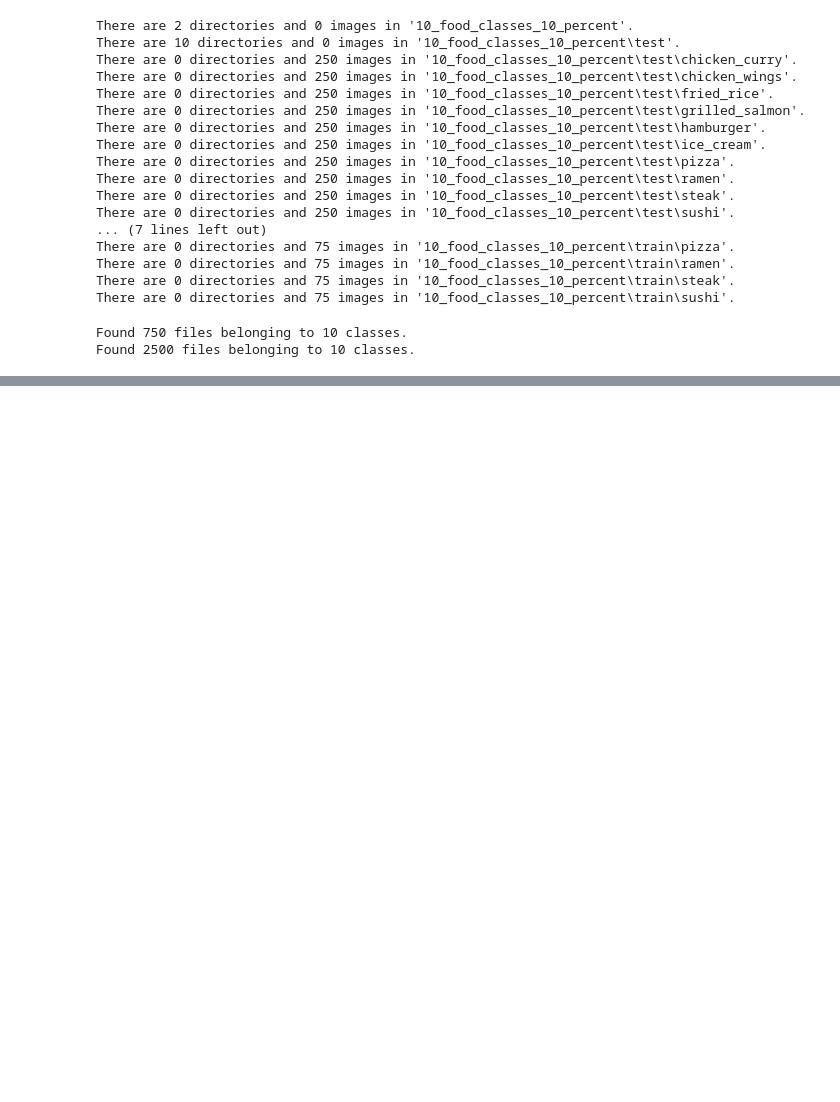
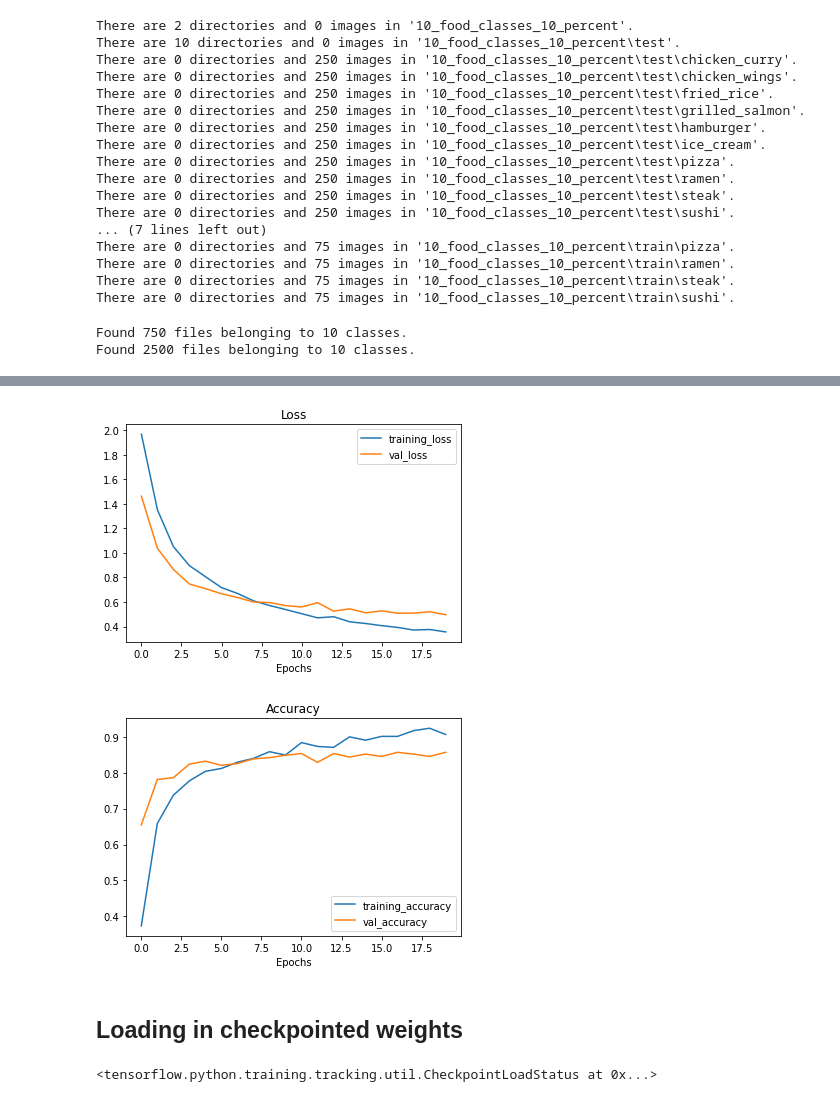
Before and after one commit to alexmercea99/Tensorflow-Learning, a Jupyter notebook: 05_transfer-learning-fine_tuning.ipynb, the cells around one changed output, grey strips where cells are left out. Drawn from its saved outputs; the diff is of its cells as text; code cells hidden in the pictures; blank space fills up the shorter version.

```diff
--- a/05_transfer-learning-fine_tuning.ipynb
+++ b/05_transfer-learning-fine_tuning.ipynb
@@ -563,12 +562,3 @@ model_2 = keras.Model(inputs, outputs)
 model_2.compile(loss="categorical_crossentropy",
               optimizer=tf.keras.optimizers.Adam(),
               metrics=["accuracy"])
-
-# Fit the model
-history_2 = model_2.fit(train_data_10_percent,
-                    epochs=20,
-                    steps_per_epoch=len(train_data_10_percent),
-                    validation_data=test_data,
-                    validation_steps=int(0.25* len(test_data)), # validate for less steps
-                    # Track model training logs
-                    callbacks=[create_tensorboard_callback("05_tensorboard_logs", "10_percent_data_aug")])
@@ -592,0 +567,26 @@ Epoch 20/20
+# %%
+# Set checkpoint path
+checkpoint_path = "ten_percent_model_checkpoints_weights/checkpoint.ckpt"
+
+# Create a ModelCheckpoint callback that saves the model's weights only
+checkpoint_callback = tf.keras.callbacks.ModelCheckpoint(
+    filepath=checkpoint_path,
+    save_weights_only=True,
+    save_best_only=True,
+    save_freq="epoch",
+    verbose=1,
+)
+# %%
+initial_epochs = 20
+history_2 = model_2.fit(
+    train_data_10_percent,
+    epochs=initial_epochs,
+    steps_per_epoch=len(train_data_10_percent),
+    validation_data=test_data,
+    validation_steps=int(0.25 * len(test_data)),  # validate for less steps
+    # Track model training logs
+    callbacks=[
+        create_tensorboard_callback("05_tensorboard_logs", "10_percent_data_aug"),
+        checkpoint_callback,
+    ],
+)
@@ -592,0 +611,12 @@ Epoch 20/20
+# %%
+plot_loss_curves(history_2)
+# %% [output]
+[figure, added]
+[figure, added]
+# %% [markdown]
+## Loading in checkpointed weights
+# %%
+# Load in saved_model weights and evaluate model
+model_2.load_weights(checkpoint_path)
+# %% [output]
+<tensorflow.python.training.tracking.util.CheckpointLoadStatus at 0x...>
```
Also changed, not shown: parts of 26 cells of this notebook, 43 other files.
